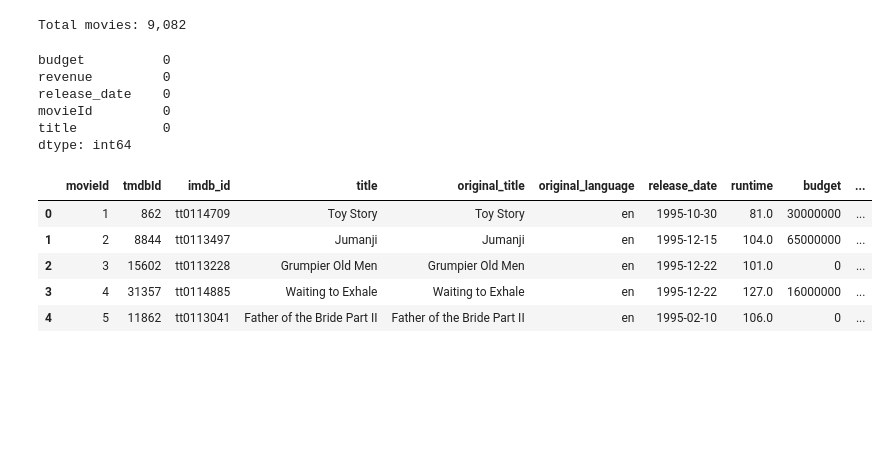
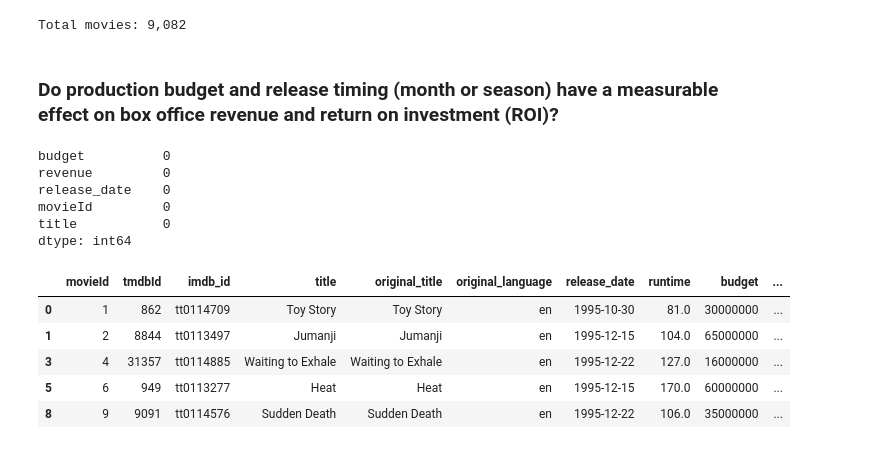
Before and after one commit to mlholg99/BAN5103_group1_project, a Jupyter notebook: notebooks/movies_project_starter.ipynb, the cells around one changed output. Saved outputs shown, nothing was run; the diff lists cells and outputs as text; code cells hidden in the pictures; blank space fills up the shorter version.

```diff
--- a/notebooks/movies_project_starter.ipynb
+++ b/notebooks/movies_project_starter.ipynb
@@ -113,6 +113,8 @@ key_audit
 print(f"Total movies: {len(movies):,}")
 # %% [output]
 Total movies: 9,082
+# %% [markdown]
+### Do production budget and release timing (month or season) have a measurable effect on box office revenue and return on investment (ROI)?
 # %%
 columns = ['budget', 'revenue', 'release_date', 'movieId', 'title']
 
@@ -127,17 +129,29 @@ dtype: int64
 # %%
 # Make a copy of movies DataFrame
 movies_clean = movies.copy()
 
 # Clean the movies DataFrame by removing missing values from movieId, release_date, and title
 movies_clean = movies_clean.dropna(subset=["movieId", "release_date", "title"])
 
+# Convert release_date to a valid datetime format
+movies_clean["release_date"] = pd.to_datetime(movies_clean["release_date"], errors="coerce")
+
+# Remove movies with 0 budgets or revenues
+movies_clean = movies_clean[(movies_clean["budget"] != 0) & (movies_clean["revenue"] != 0)]
+
+# Remove movies with a budget lesser than 1000
+movies_clean = movies_clean[movies_clean["budget"] >= 1000]
+
+# Remove movies with a revenue lesser than 10000
+movies_clean = movies_clean[movies_clean["revenue"] >= 10000]
+
 # Display the cleaned movies DataFrame
 movies_clean.head()
 # %% [output]
 |  | movieId | tmdbId | imdb_id | title | original_title | original_language | release_date | runtime | budget | ... |
 | 0 | 1 | 862 | tt0114709 | Toy Story | Toy Story | en | 1995-10-30 | 81.0 | 30000000 | ... |
 | 1 | 2 | 8844 | tt0113497 | Jumanji | Jumanji | en | 1995-12-15 | 104.0 | 65000000 | ... |
-| 2 | 3 | 15602 | tt0113228 | Grumpier Old Men | Grumpier Old Men | en | 1995-12-22 | 101.0 | 0 | ... |
 | 3 | 4 | 31357 | tt0114885 | Waiting to Exhale | Waiting to Exhale | en | 1995-12-22 | 127.0 | 16000000 | ... |
-| 4 | 5 | 11862 | tt0113041 | Father of the Bride Part II | Father of the Bride Part II | en | 1995-02-10 | 106.0 | 0 | ... |
+| 5 | 6 | 949 | tt0113277 | Heat | Heat | en | 1995-12-15 | 170.0 | 60000000 | ... |
+| 8 | 9 | 9091 | tt0114576 | Sudden Death | Sudden Death | en | 1995-12-22 | 106.0 | 35000000 | ... |
 # %%
```
Also changed, not shown: parts of 11 cells of this notebook.
